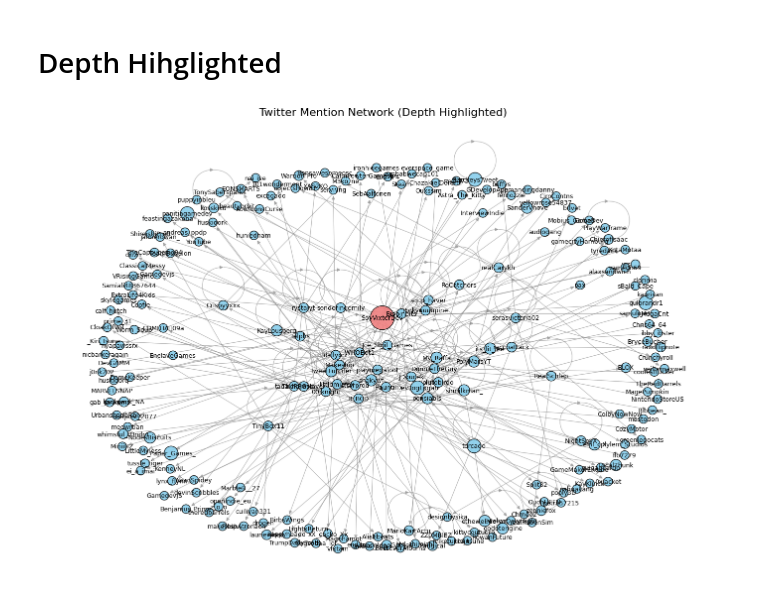
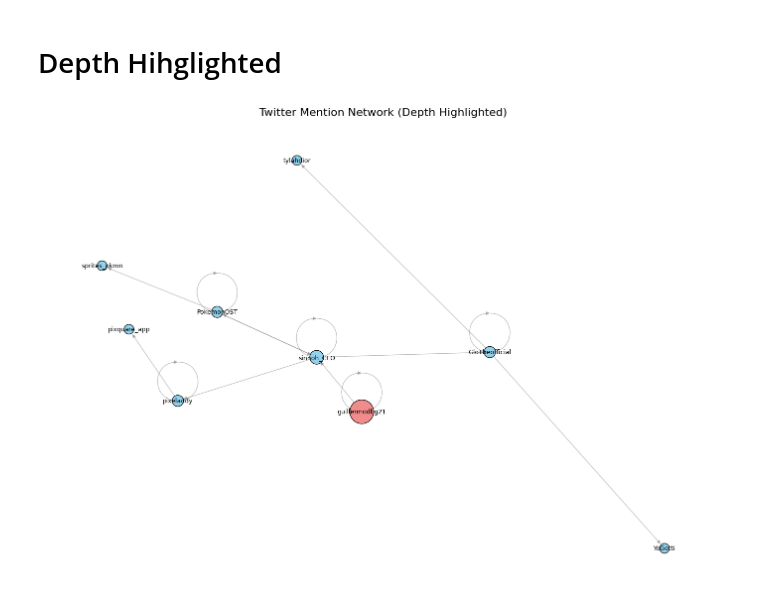
Before and after one commit to PauloWgDev/TwitterPathfinder, a Jupyter notebook: TwitterAPI.ipynb, the cells around one changed output. Drawn from its saved outputs; the diff is of its cells as text; code cells hidden in the pictures.

```diff
--- a/TwitterAPI.ipynb
+++ b/TwitterAPI.ipynb
@@ -191,8 +211,8 @@ import matplotlib.pyplot as plt
 import os
 
 # ---------- CONFIGURATION ----------
-json_file = "mention_networks/SoyVixterDev_3_10.json"
-start_user = "SoyVixterDev"  # Starting node to highlight
+json_file = "mention_networks/guillermodbg21_2_10.json"
+start_user = "guillermodbg21"  # Starting node to highlight
 
 # ---------- LOAD JSON ----------
 if not os.path.exists(json_file):
@@ -208,31 +228,31 @@ G.add_edges_from(edges)
 # Compute shortest path length from start_user
 depths = dict(nx.single_source_shortest_path_length(G, start_user))
 
 # Node size based on depth (closer = bigger)
 max_depth = max(depths.values()) if depths else 1
 node_sizes = []
 node_colors = []
 for node in G.nodes():
     if node == start_user:
         node_sizes.append(1200)
         node_colors.append("lightcoral")  # Highlight starting node
     else:
         depth = depths.get(node, max_depth + 1)
         size = 800 / (depth + 1)
         node_sizes.append(size)
         node_colors.append("skyblue")
 
 # ---------- DRAW GRAPH ----------
 plt.figure(figsize=(14, 10))
 pos = nx.spring_layout(G, k=0.5, seed=42)
 
 nx.draw_networkx_nodes(G, pos, node_size=node_sizes, node_color=node_colors, alpha=0.9, edgecolors="black")
 nx.draw_networkx_edges(G, pos, edge_color="gray", arrows=True, alpha=0.5)
 nx.draw_networkx_labels(G, pos, font_size=9, font_family="sans-serif")
 
 plt.title("Twitter Mention Network (Depth Highlighted)", fontsize=16)
 plt.axis("off")
 plt.tight_layout()
 plt.show()
 # %% [output]
-[figure, old version]
+[figure, new version]
```
Also changed, not shown: parts of 2 cells of this notebook, 5 other files.
